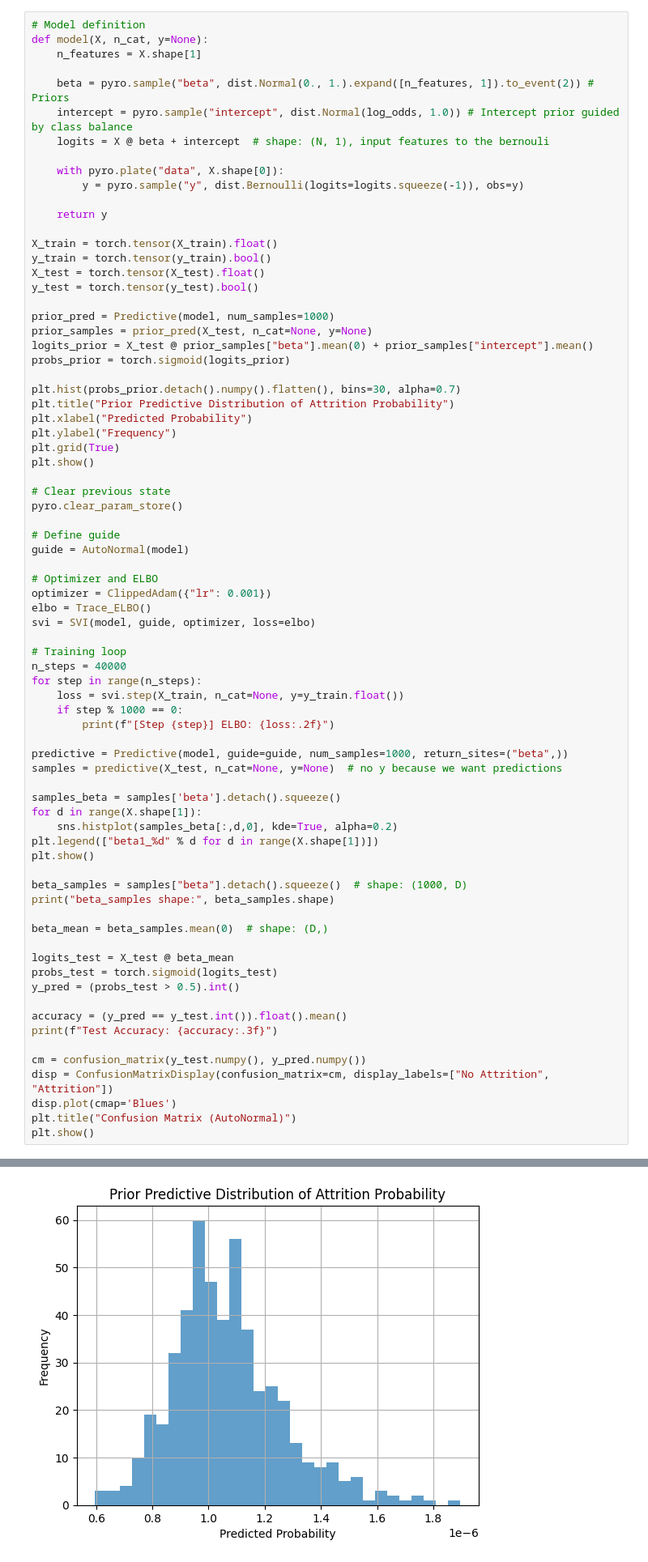
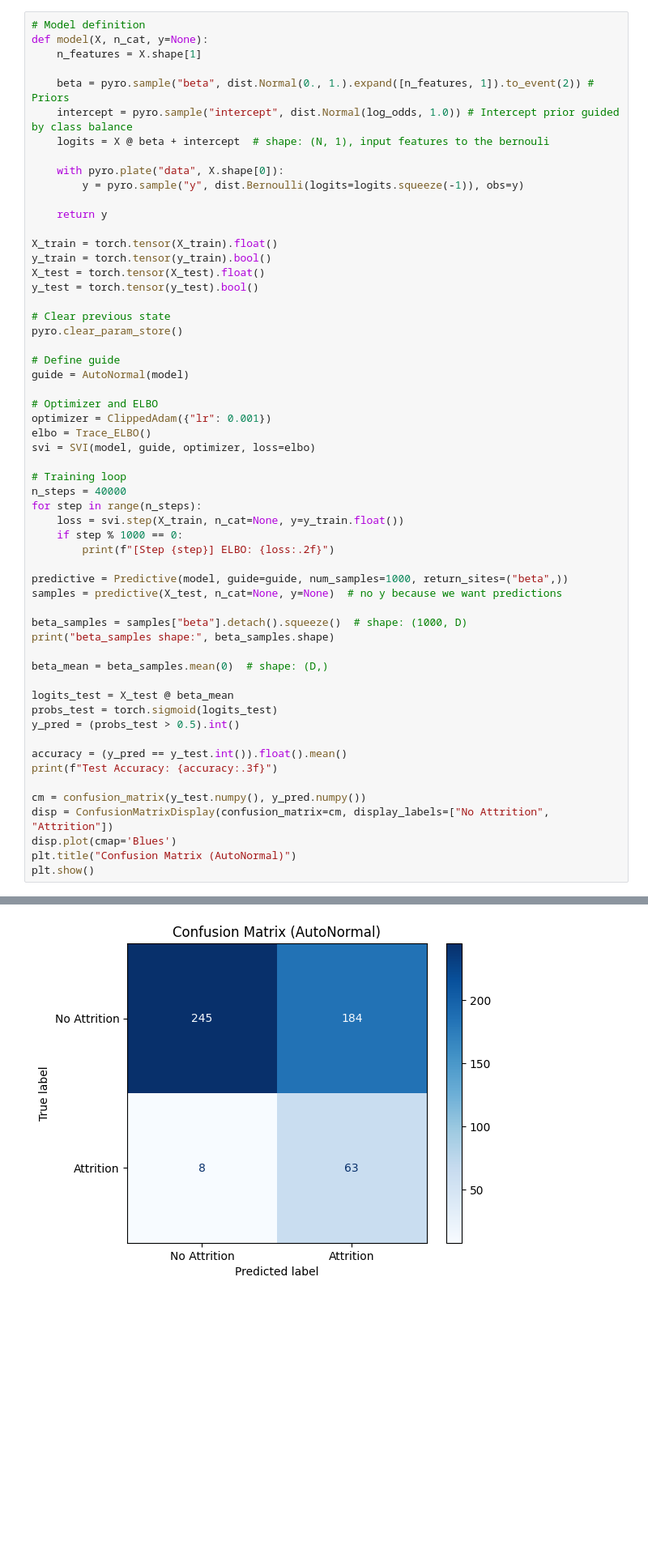
Before and after one commit to annemollelsborg/pgm_binary_log_reg, a Jupyter notebook: notebook.ipynb, the cells around one changed output, grey strips where cells are left out. Shown: that part at 81% size. Cells and saved outputs as stored; diff of their text form; blank space fills up the shorter version.

```diff
--- a/notebook.ipynb
+++ b/notebook.ipynb
@@ -292,18 +292,6 @@ X_train = torch.tensor(X_train).float()
 y_train = torch.tensor(y_train).bool()
 X_test = torch.tensor(X_test).float()
 y_test = torch.tensor(y_test).bool()
-
-prior_pred = Predictive(model, num_samples=1000)
-prior_samples = prior_pred(X_test, n_cat=None, y=None)
-logits_prior = X_test @ prior_samples["beta"].mean(0) + prior_samples["intercept"].mean()
-probs_prior = torch.sigmoid(logits_prior)
-
-plt.hist(probs_prior.detach().numpy().flatten(), bins=30, alpha=0.7)
-plt.title("Prior Predictive Distribution of Attrition Probability")
-plt.xlabel("Predicted Probability")
-plt.ylabel("Frequency")
-plt.grid(True)
-plt.show()
 
 # Clear previous state
 pyro.clear_param_store()
@@ -326,12 +314,6 @@ for step in range(n_steps):
 predictive = Predictive(model, guide=guide, num_samples=1000, return_sites=("beta",))
 samples = predictive(X_test, n_cat=None, y=None)  # no y because we want predictions
 
-samples_beta = samples['beta'].detach().squeeze()
-for d in range(X.shape[1]):
-    sns.histplot(samples_beta[:,d,0], kde=True, alpha=0.2)
-plt.legend(["beta1_%d" % d for d in range(X.shape[1])])
-plt.show()
-
 beta_samples = samples["beta"].detach().squeeze()  # shape: (1000, D)
 print("beta_samples shape:", beta_samples.shape)
 
@@ -353 +352 @@ plt.show()
-[figure, old version]
+[figure, new version]
```
Also changed, not shown: parts of 2 cells of this notebook.
